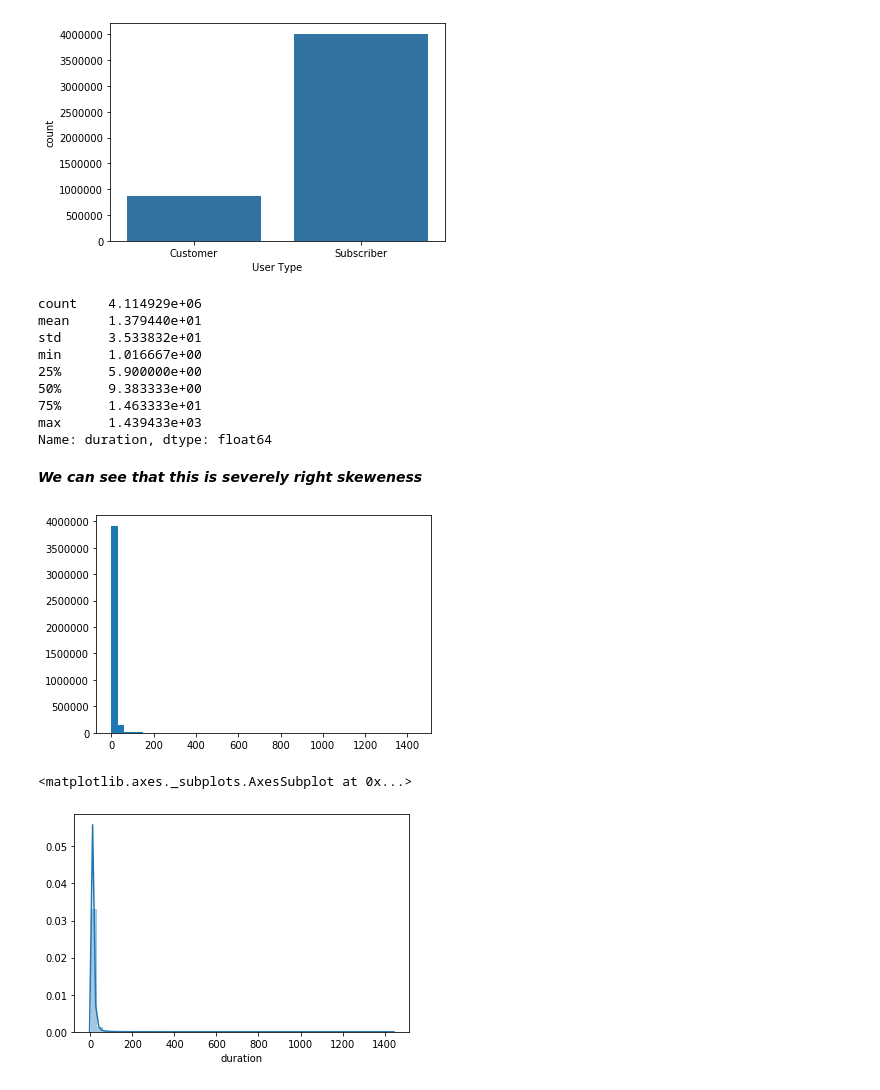
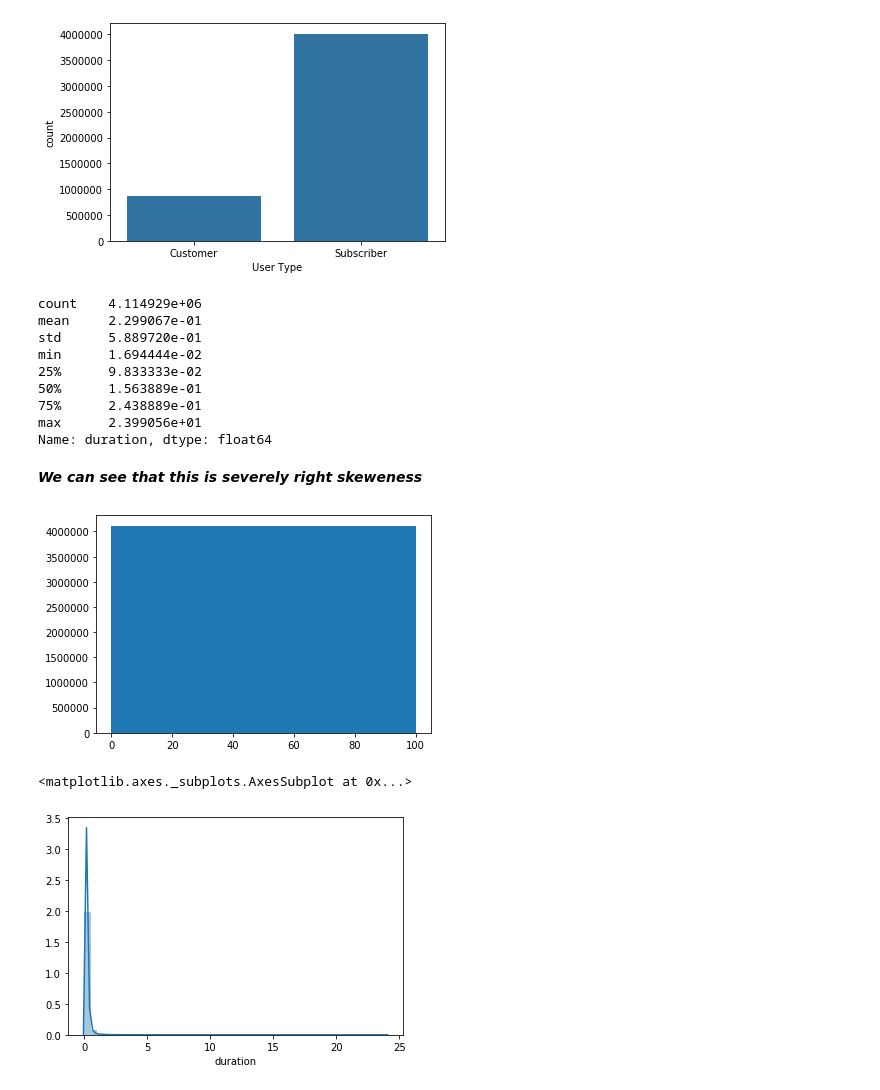
Before and after one commit to FarahAlthinayyan/Communicating_Data_Findings, a Jupyter notebook: exploration_template.ipynb, the cells around one changed output. Drawn from its saved outputs; the diff is of its cells as text; code cells hidden in the pictures.

```diff
--- a/exploration_template.ipynb
+++ b/exploration_template.ipynb
@@ -180,7 +186,7 @@ df_clean = df.copy()
 
 *Code*
 # %%
-df_clean['duration'] = df_clean['duration_sec']/60.0
+df_clean['duration'] = df_clean['duration_sec']/3600.0
 # %%
 df_clean.drop(columns = {'duration_sec'}, inplace = True)
 # %% [markdown]
@@ -378,24 +384,23 @@ plt.xlabel('User Type');
 df_clean['duration'].describe()
 # %% [output]
 count    4.114929e+06
-mean     1.379440e+01
-std      3.533832e+01
-min      1.016667e+00
-25%      5.900000e+00
-50%      9.383333e+00
-75%      1.463333e+01
-max      1.439433e+03
+mean     2.299067e-01
+std      5.889720e-01
+min      1.694444e-02
+25%      9.833333e-02
+50%      1.563889e-01
+75%      2.438889e-01
+max      2.399056e+01
 Name: duration, dtype: float64
 # %% [markdown]
 ***We can see that this is severely right skeweness***
 # %%
-bins_edges = np.arange(0, df_clean.duration.max()+ 30, 30 )
+bins_edges = np.arange(0, df_clean.duration.max()+ 100, 100 )
 plt.hist(data = df_clean, x= 'duration', bins = bins_edges);
-plt
 # %% [output]
-[figure, old version]
+[figure, new version]
 # %%
 sb.distplot(df_clean.duration)
 # %% [output]
 <matplotlib.axes._subplots.AxesSubplot at 0x...>
-[figure, old version]
+[figure, new version]
```
Also changed, not shown: parts of 8 cells of this notebook.
